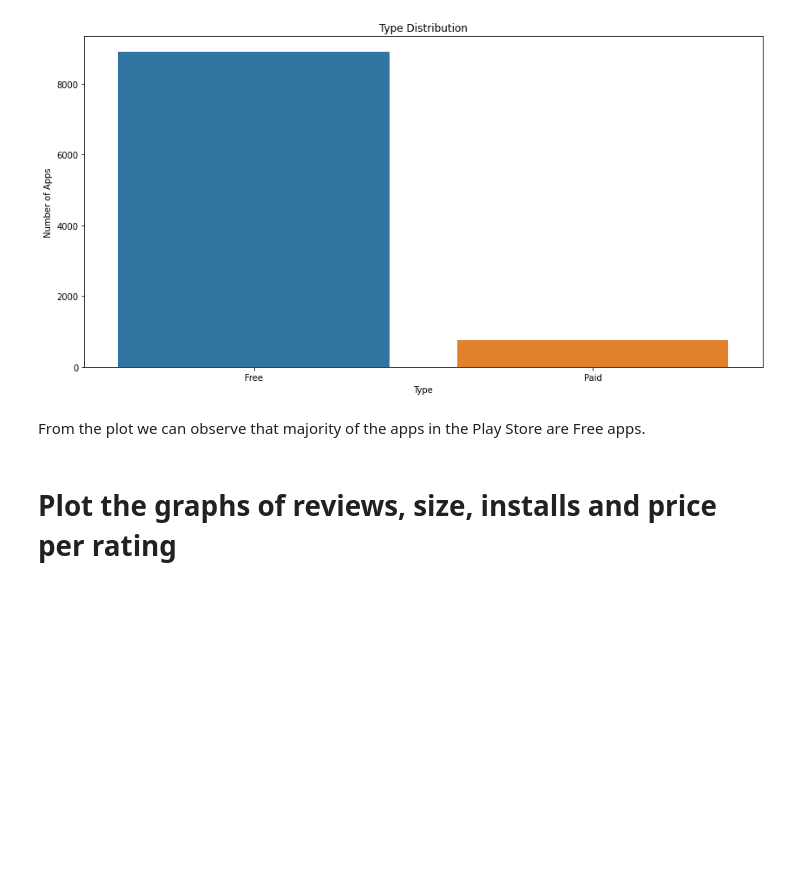
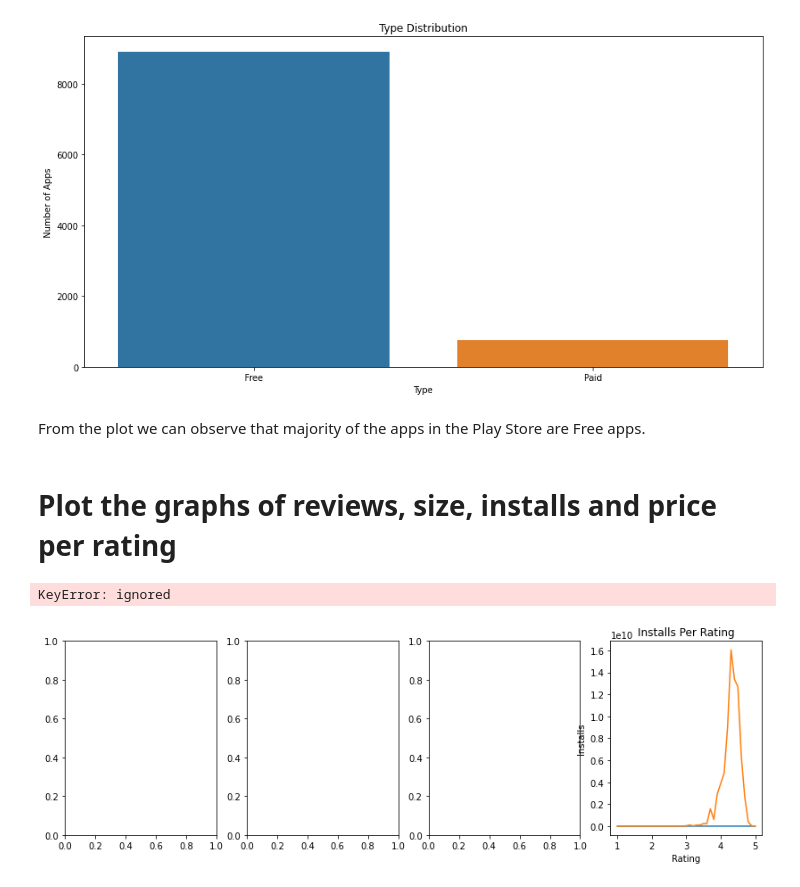
Before and after one commit to Koti-RK/Playstore-App-Review-Analysis, a Jupyter notebook: PlayStore_App_Review_Analysis_Capstone_Project.ipynb, the cells around one changed output. Cells and saved outputs as stored; diff of their text form; code cells hidden in the pictures; blank space fills up the shorter version.

```diff
--- a/PlayStore_App_Review_Analysis_Capstone_Project.ipynb
+++ b/PlayStore_App_Review_Analysis_Capstone_Project.ipynb
@@ -425,0 +423,23 @@ rating_df = df.groupby('Rating').sum().reset_index()
+# %%
+rating_df = df.groupby('Rating').sum().reset_index()
+
+fig,plt.subplots(1, 4, figsize=(14, 4))
+
+
+plt.plot(rating_df['Rating'], rating_df['Size'])
+plt.xlabel('Rating')
+plt.ylabel('Size')
+plt.title('Size Per Rating')
+
+plt.plot(rating_df['Rating'], rating_df['Installs'])
+plt.xlabel('Rating')
+plt.ylabel('Installs')
+plt.title('Installs Per Rating')
+
+plt.plot(rating_df['Rating'], rating_df['Price'])
+plt.xlabel('Rating')
+plt.ylabel('Price')
+plt.title('Pricing Per Rating')
+# %% [output]
+KeyError: ignored
+[figure, added]
```
Also changed, not shown: parts of 2 cells of this notebook.
